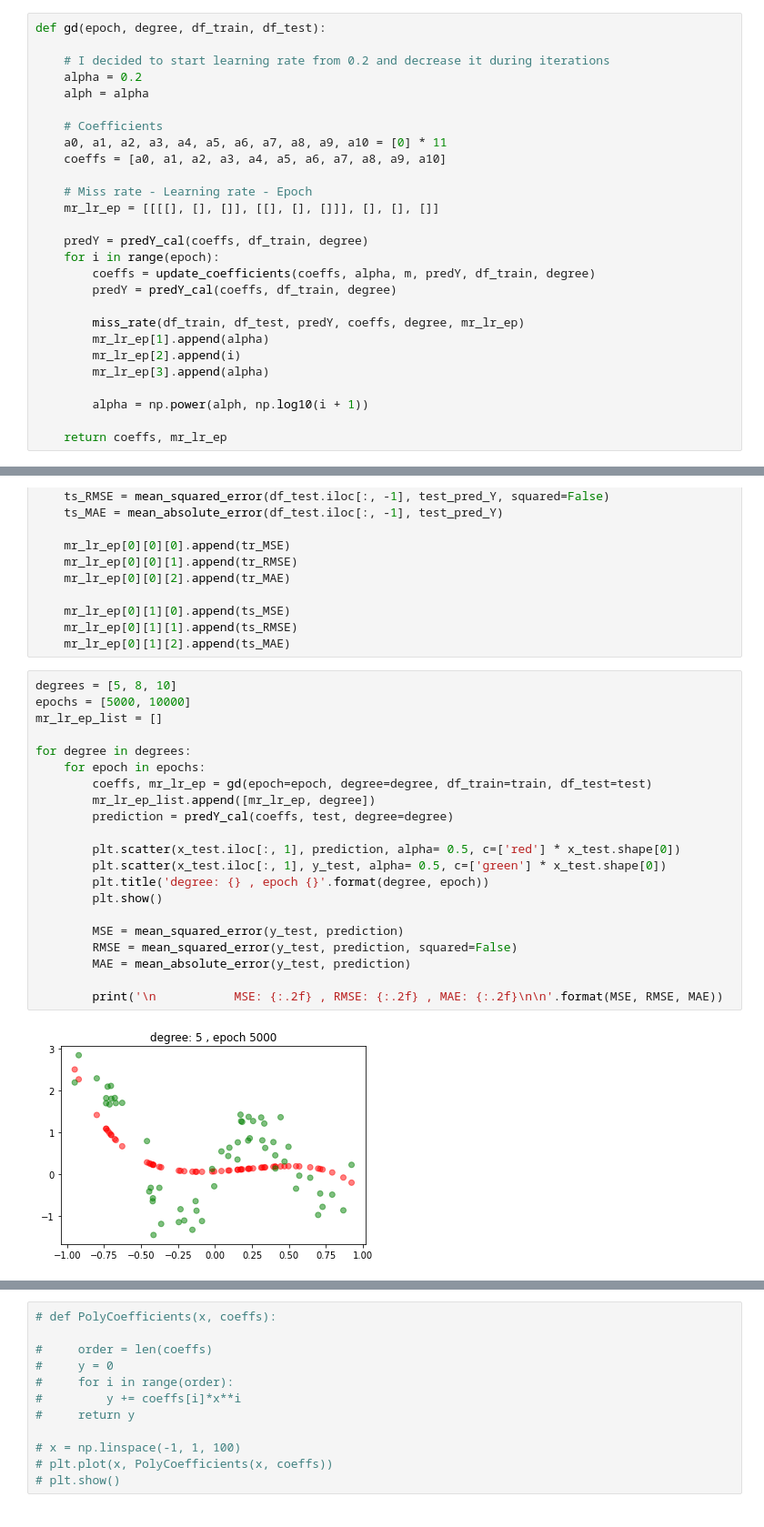
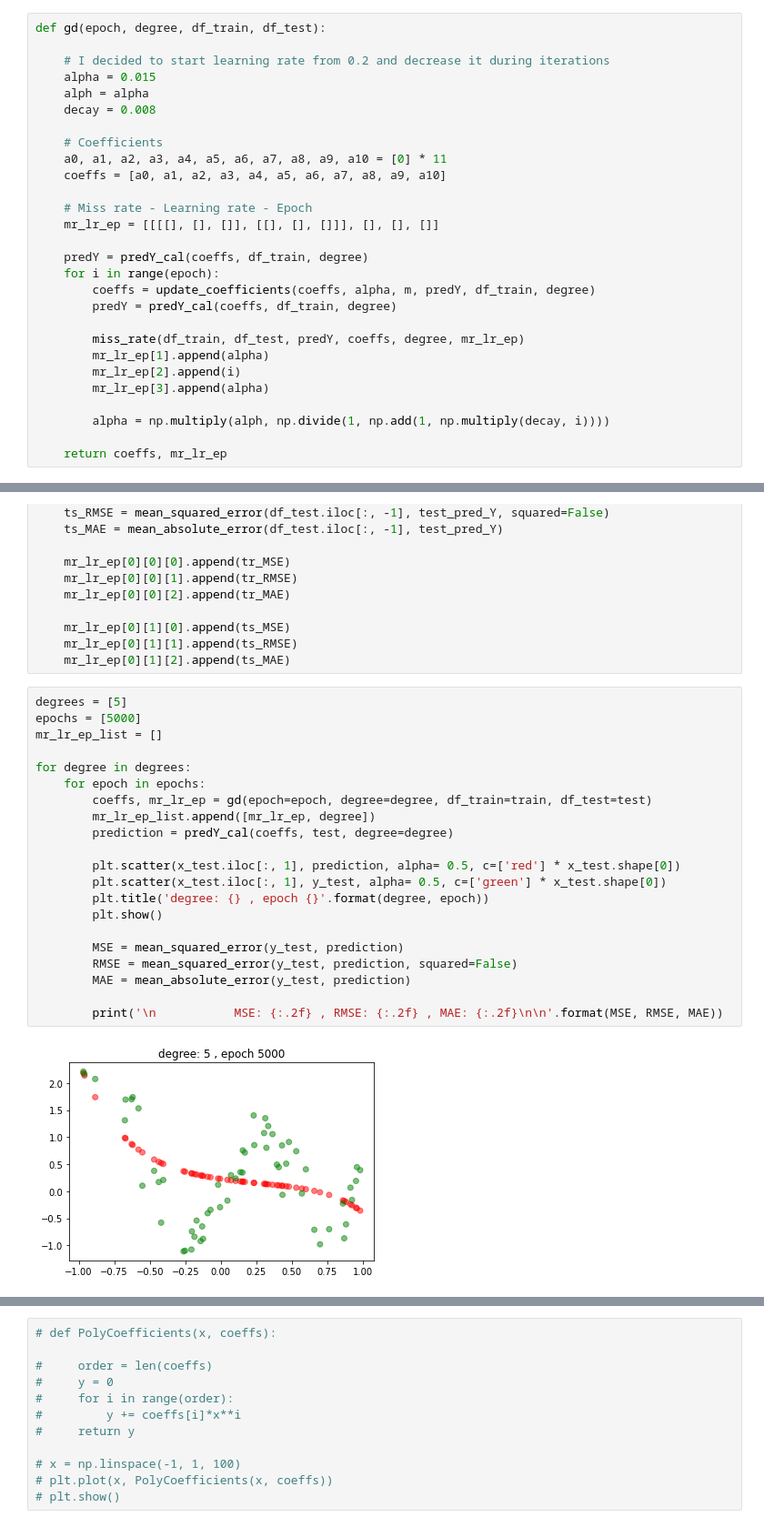
Before and after one commit to nahbos/AUT-Machine-Learning, a Jupyter notebook: Ex01.ipynb, the cells around one changed output, grey strips where cells are left out. Shown: that part at 91% size. Cells and saved outputs as stored; diff of their text form.

```diff
--- a/Ex01.ipynb
+++ b/Ex01.ipynb
@@ -82,8 +82,9 @@ m = df.shape[0]
 def gd(epoch, degree, df_train, df_test):
 
     # I decided to start learning rate from 0.2 and decrease it during iterations
-    alpha = 0.2
+    alpha = 0.015
     alph = alpha
+    decay = 0.008
 
     # Coefficients
     a0, a1, a2, a3, a4, a5, a6, a7, a8, a9, a10 = [0] * 11
@@ -102,7 +103,7 @@ def gd(epoch, degree, df_train, df_test):
         mr_lr_ep[2].append(i)
         mr_lr_ep[3].append(alpha)
 
-        alpha = np.power(alph, np.log10(i + 1))
+        alpha = np.multiply(alph, np.divide(1, np.add(1, np.multiply(decay, i))))
 
     return coeffs, mr_lr_ep
 # %%
@@ -138,25 +139,25 @@ def miss_rate(df_train, df_test, train_pred_Y, coeffs, degree, mr_lr_ep):
     mr_lr_ep[0][1][1].append(ts_RMSE)
     mr_lr_ep[0][1][2].append(ts_MAE)
 # %%
-degrees = [5, 8, 10]
-epochs = [5000, 10000]
+degrees = [5]
+epochs = [5000]
 mr_lr_ep_list = []
 
 for degree in degrees:
     for epoch in epochs:
         coeffs, mr_lr_ep = gd(epoch=epoch, degree=degree, df_train=train, df_test=test)
         mr_lr_ep_list.append([mr_lr_ep, degree])
         prediction = predY_cal(coeffs, test, degree=degree)
 
         plt.scatter(x_test.iloc[:, 1], prediction, alpha= 0.5, c=['red'] * x_test.shape[0])
         plt.scatter(x_test.iloc[:, 1], y_test, alpha= 0.5, c=['green'] * x_test.shape[0])
         plt.title('degree: {} , epoch {}'.format(degree, epoch))
         plt.show()
 
         MSE = mean_squared_error(y_test, prediction)
         RMSE = mean_squared_error(y_test, prediction, squared=False)
         MAE = mean_absolute_error(y_test, prediction)
 
         print('\n           MSE: {:.2f} , RMSE: {:.2f} , MAE: {:.2f}\n\n'.format(MSE, RMSE, MAE))
 # %% [output]
-[figure, old version]
+[figure, new version]
```
Also changed, not shown: parts of 4 cells of this notebook.
